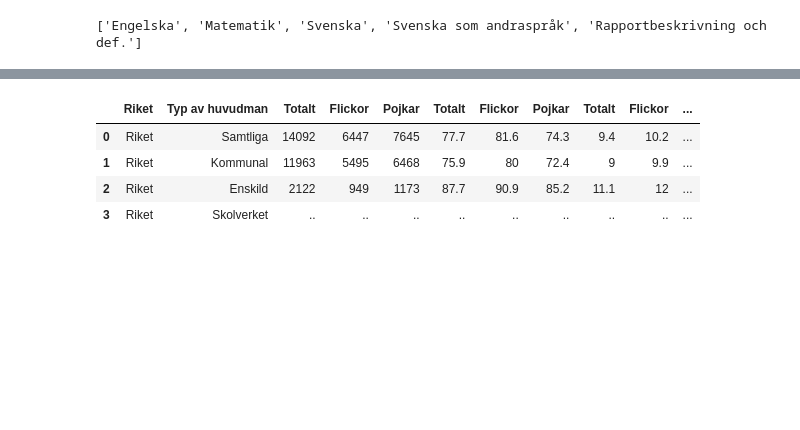
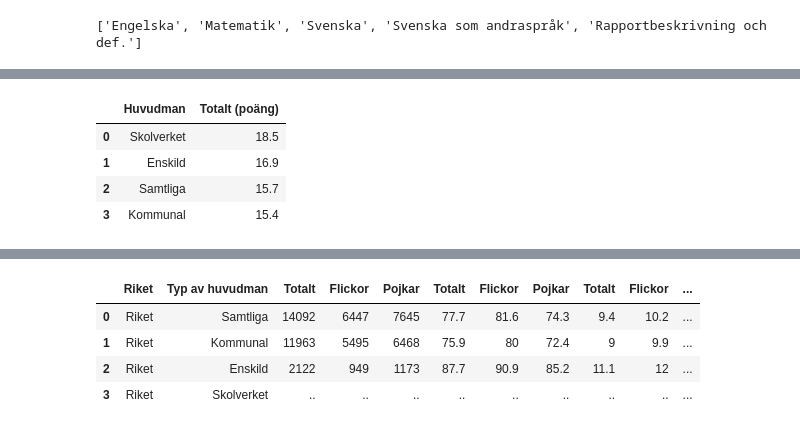
Before and after one commit to suseliwen/Labb2---skolstatistik, a Jupyter notebook: Labb_Skolstat.ipynb, the cells around one changed output, grey strips where cells are left out. Saved outputs shown, nothing was run; the diff lists cells and outputs as text; code cells hidden in the pictures; blank space fills up the shorter version.

```diff
--- a/Labb_Skolstat.ipynb
+++ b/Labb_Skolstat.ipynb
@@ -24,0 +57,19 @@ df_engelska.head()
+# %%
+
+#Ändrar kolumnnamnen i enlighet med uppgiften
+df_english.columns = [
+    "Plats", "Huvudman", "Totalt (A-F)", "Flickor (A-F)", "Pojkar (A-F)",
+    "Totalt (A-E)", "Flickor (A-E)", "Pojkar (A-E)",
+    "Totalt (poäng)", "Flickor (poäng)", "Pojkar (poäng)"
+]
+df_english
+
+high_score_english = df_english.groupby("Huvudman")["Totalt (poäng)"].median().sort_values(ascending=False) #Skriver ut högsta poäng baserat på huvudman
+high_score_df_english = high_score_english.reset_index()
+high_score_df_english
+# %% [output]
+|  | Huvudman | Totalt (poäng) |
+| 0 | Skolverket | 18.5 |
+| 1 | Enskild | 16.9 |
+| 2 | Samtliga | 15.7 |
+| 3 | Kommunal | 15.4 |
```
Also changed, not shown: parts of 17 cells of this notebook.
